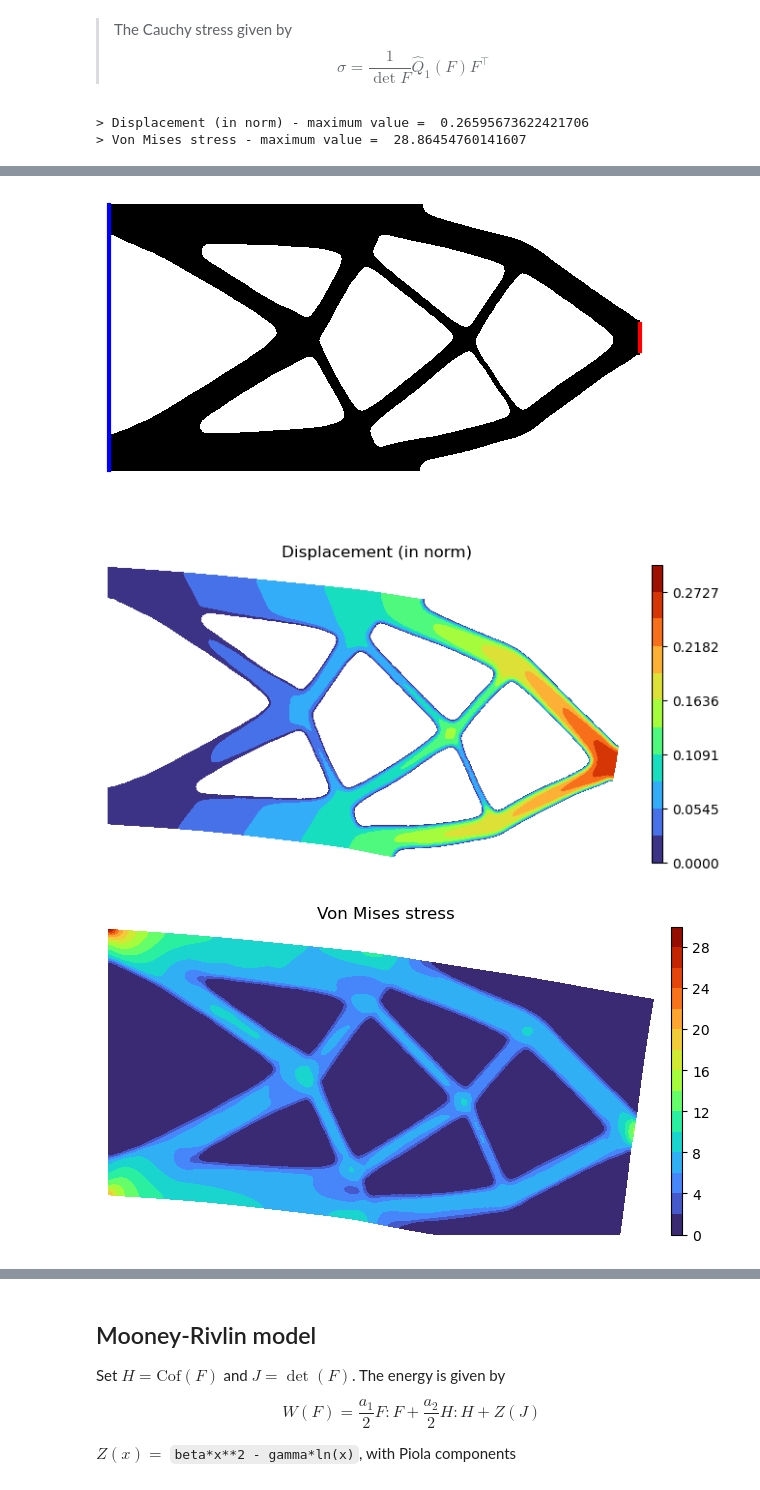
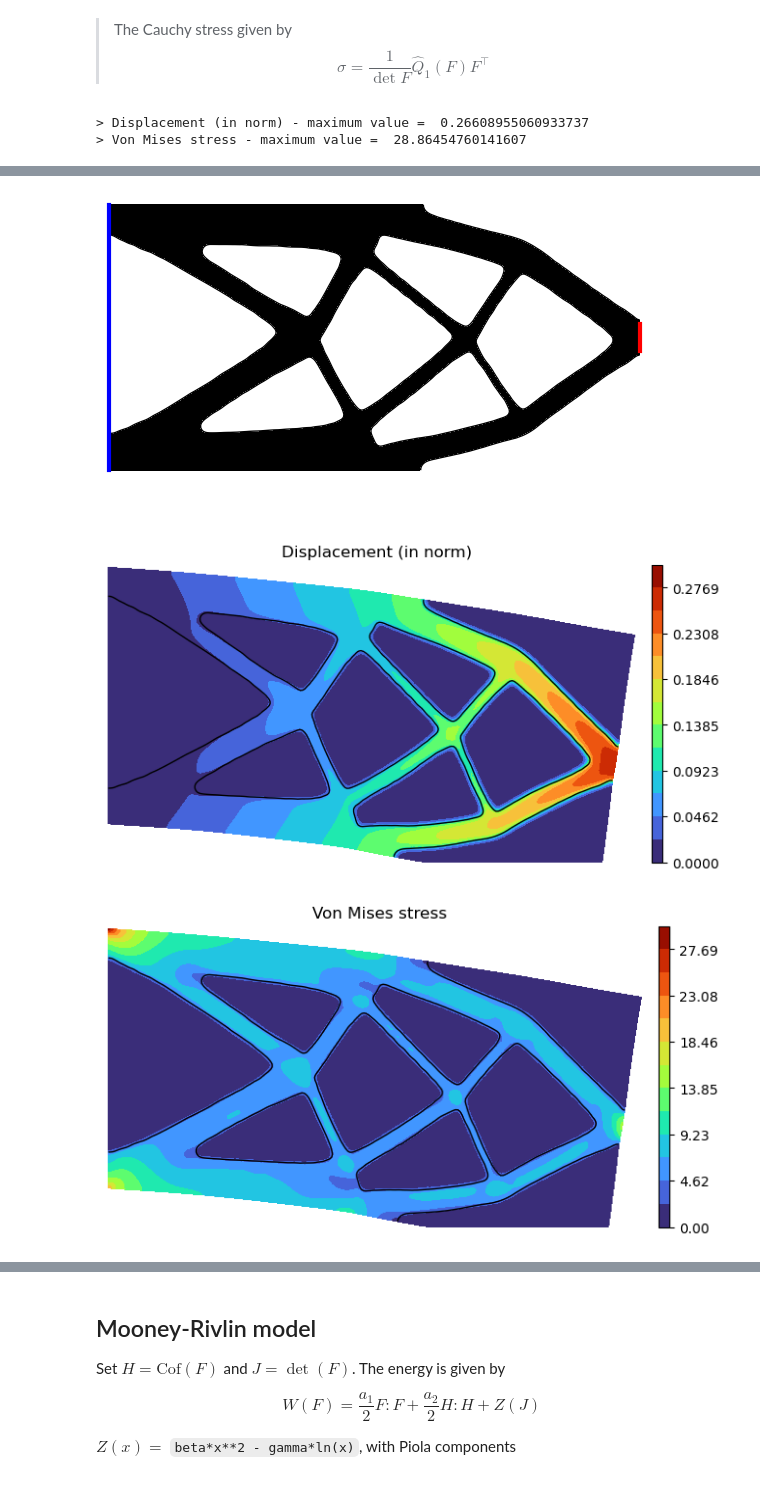
Before and after one commit to PhiFEM/phiFEM_FormOpt, a Jupyter notebook: code/Elasticity.ipynb, the cells around one changed output, grey strips where cells are left out. Drawn from its saved outputs; the diff is of its cells as text; code cells hidden in the pictures.

```diff
--- a/code/Elasticity.ipynb
+++ b/code/Elasticity.ipynb
@@ -176,22 +239,22 @@ $$
 # %%
 test_path = Path("../results/t102/")
 cost_values = np.load(test_path / "data.npz")["cost"]
 volume_values = np.load(test_path / "data.npz")["Volume"]
 niter = cost_values.shape[0] - 1
 
-plot_lv(test_path, 0, limits, displacement=False, figsize=(8, 4), boundaries=boundaries, lw=3)
-plot_lv(test_path, niter, limits, displacement=False, figsize=(8, 4), boundaries=boundaries, lw=3)
-plot_dp(test_path, niter, limits, max_dp, figsize=(8, 4))
-plot_vm(test_path, niter, limits, max_vm, figsize=(8, 4))
+plot_lv(test_path, 0, limits_cantilever, displacement=False, figsize=(8, 4), boundaries=boundaries_cantilever, lw=3)
+plot_lv(test_path, niter, limits_cantilever, displacement=False, figsize=(8, 4), boundaries=boundaries_cantilever, lw=3)
+plot_dp(test_path, niter, limits_cantilever, max_dp_cantilever, figsize=(8, 4))
+plot_vm(test_path, niter, limits_cantilever, max_vm_cantilever, figsize=(8, 4))
 plot2(cost_values, "cost", (6, 3))
 plot2(volume_values, "volume", (6, 3))
 # %% [output]
-> Displacement (in norm) - maximum value =  0.26595673622421706
+> Displacement (in norm) - maximum value =  0.26608955060933737
 > Von Mises stress - maximum value =  28.86454760141607
 [figure]
 [figure]
-[figure, old version]
+[figure, new version]
-[figure, old version]
+[figure, new version]
 [figure]
 [figure]
 # %% [markdown]
```
Also changed, not shown: parts of 10 cells of this notebook, 3 other files.
